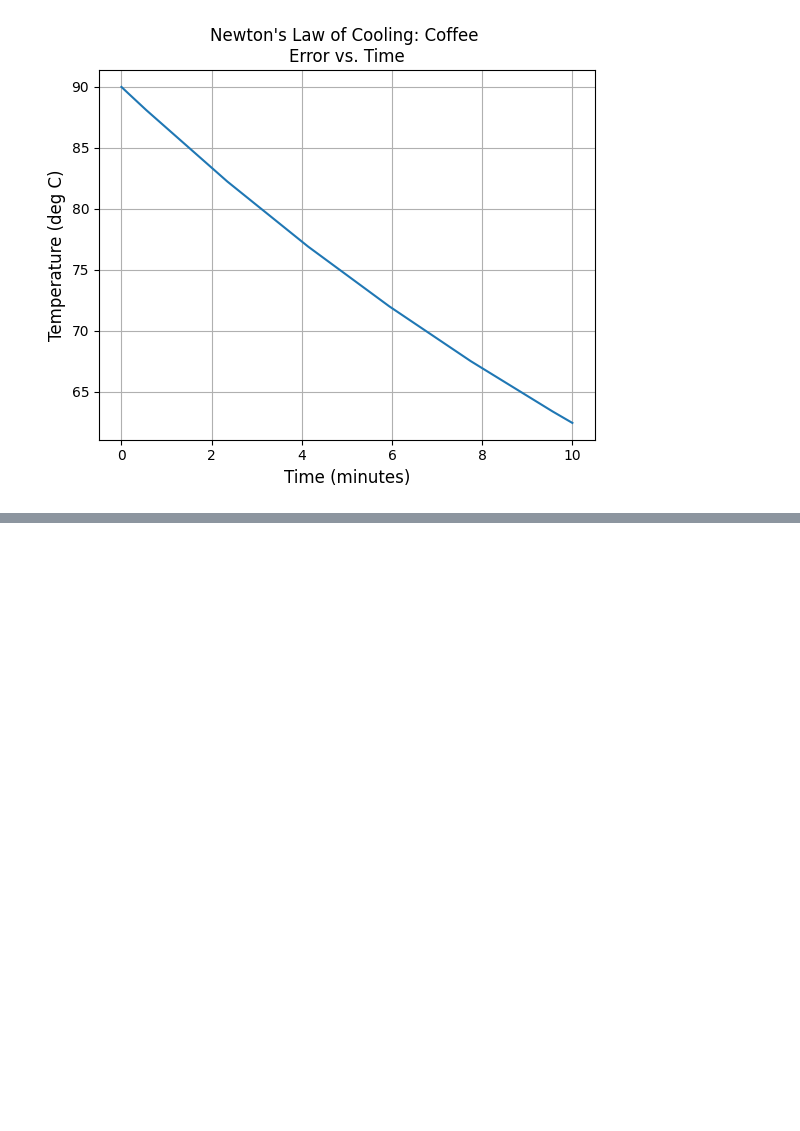
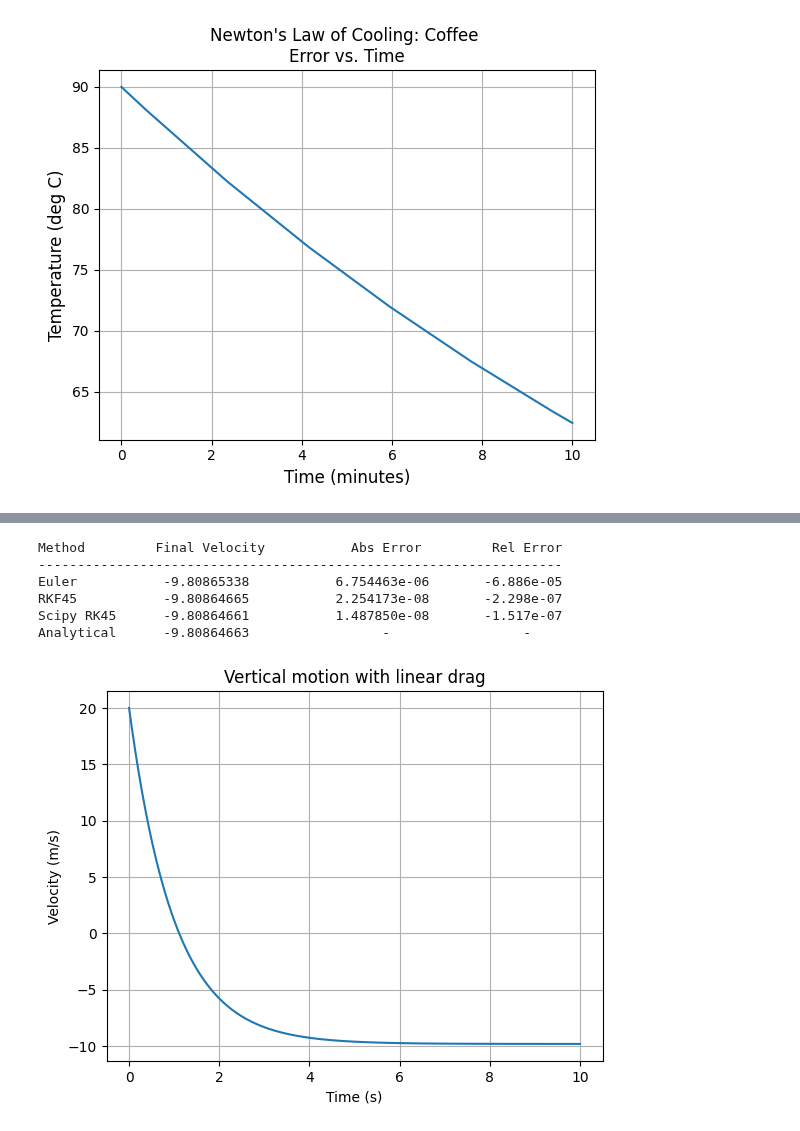
Before and after one commit to hdauphin/PHYS420Fall25, a Jupyter notebook: HW05.ipynb, the cells around one changed output, grey strips where cells are left out. Drawn from its saved outputs; the diff is of its cells as text; code cells hidden in the pictures; blank space fills up the shorter version.

Commit message:
wrote functions to find v(t), plotted, printed table comparing final v calculations

```diff
--- a/HW05.ipynb
+++ b/HW05.ipynb
@@ -425,27 +425,29 @@ ax.set_xlabel("Time (minutes)", fontsize=12)
 ax.set_ylabel("Temperature (deg C)", fontsize=12)
 ax.plot(T_rkfCoffee, T_coffee_exact)
 ax.grid(True)
-#plt.show()
 
 # -- Table --
 
-methods = {
+methodsCoffee = {
     "Euler": Y_eulerCoffee[-1],
     "RKF45": Y_rkfCoffee[-1],
     "Scipy RK45": scipyCoffee.y[0,-1],
     "Analytical": T_coffee_exact[-1]
 }
 
-exact = methods["Analytical"]
+exact = methodsCoffee["Analytical"]
 print(f"{'Method':<12}{'Final T (C)':>15}{'Abs Error':>16}{'Rel Error':>19}")
 print("-"*62)
-for name, val in methods.items():
+for name, val in methodsCoffee.items():
     if name != "Analytical":
         abs_err = abs(val-exact)
         rel_err = abs_err/exact * 100
         print(f"{name:<12}{val:>15.8f}{abs_err:>18.6e}{rel_err:>17.3e}")
     else:
         print(f"{name:<12}{val:>15.8f}{'-':>13.6}{'-':>18.3}")
+
+
+plt.show()
 # %% [output]
 Method          Final T (C)       Abs Error          Rel Error
 --------------------------------------------------------------
@@ -456,0 +462,55 @@ Analytical      62.45714618            -                 -
+# %%
+# ---- Part 5: Physics II —— Vertical motion with linear drag ----
+
+# Define equation of motion
+def eom(t, v, m=1.0, b=1.0, g=9.81):
+    return -g - (b/m)*v
+
+# Compute exact velocity from analytical solution
+def v_exact (t, v0=20.0, m=1.0, b=1.0, g=9.81):
+    return (v0 + (m*g)/b) * np.exp(-b*t/m) - (m*g)/b
+
+# --- Compute v(t) ---
+T_ballEuler, V_euler = explicit_euler(eom, (0,10), 20, 0.001)
+T_ballRKF, V_rkf, *others = rkf45(eom, 0, 10, 20)
+scipyBall = solve_ivp(eom, (0,10), [20], method="RK45", rtol=1e-8, atol=1e-10)
+actual_v = v_exact(T_ballRKF, 20)
+
+# --- Plot ---
+fig, ax = plt.subplots()
+ax.set_title("Vertical motion with linear drag")
+ax.set_xlabel("Time (s)")
+ax.set_ylabel("Velocity (m/s)")
+ax.plot(T_ballRKF, actual_v)
+ax.grid(True)
+
+
+# --- Print table ---
+
+methodsVelocity = {
+    "Euler": V_euler[-1],
+    "RKF45": V_rkf[-1],
+    "Scipy RK45": scipyBall.y[0,-1],
+    "Analytical": actual_v[-1]
+}
+
+exact = methodsVelocity["Analytical"]
+print(f"{'Method':<12}  {'Final Velocity':>15}    {'Abs Error':>16}   {'Rel Error':>15}")
+print("-"*67)
+for name, val in methodsVelocity.items():
+    if name != "Analytical":
+        abs_err = abs(val-exact)
+        rel_err = abs_err/exact * 100
+        print(f"{name:<12}  {val:^15.8f}     {abs_err:>16.6e}     {rel_err:^15.3e}")
+    else:
+        print(f"{name:<12}  {val:^15.8f}        {'-':^16}  {'-':^15}")
+
+plt.show()
+# %% [output]
+Method         Final Velocity           Abs Error         Rel Error
+-------------------------------------------------------------------
+Euler           -9.80865338           6.754463e-06       -6.886e-05
+RKF45           -9.80864665           2.254173e-08       -2.298e-07
+Scipy RK45      -9.80864661           1.487850e-08       -1.517e-07
+Analytical      -9.80864663                 -                 -
+[figure, added]
```
Also changed, not shown: parts of 1 cell of this notebook.
